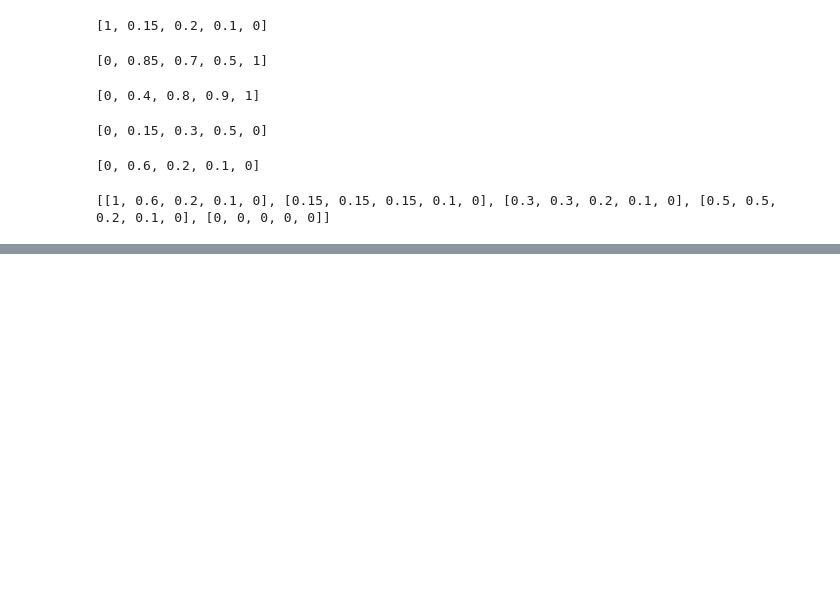
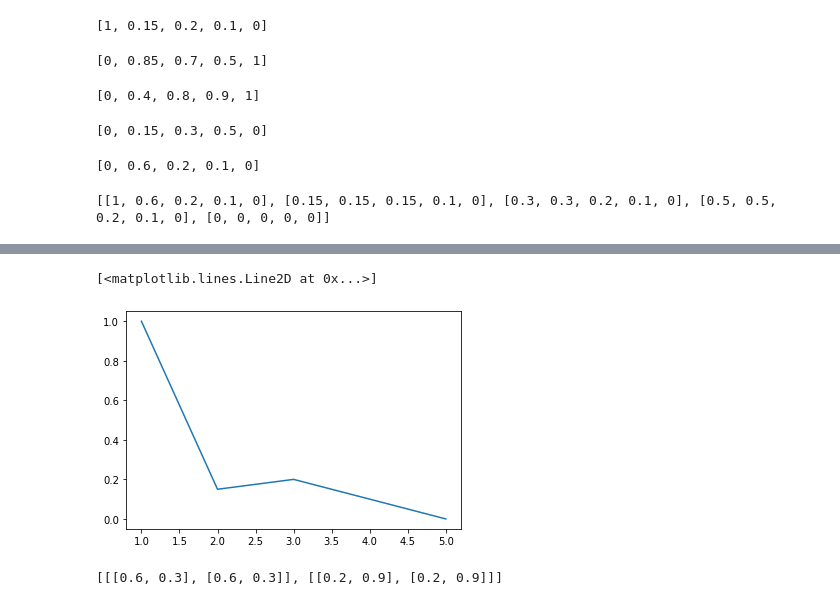
Before and after one commit to patilks21/SC-OA, a Jupyter notebook: asign1.ipynb, the cells around one changed output, grey strips where cells are left out. Drawn from its saved outputs; the diff is of its cells as text; code cells hidden in the pictures; blank space fills up the shorter version.

```diff
--- a/asign1.ipynb
+++ b/asign1.ipynb
@@ -59,0 +75,19 @@ print(cartesianprod)
+# %%
+plt.plot(x,intersct)
+# %% [output]
+[<matplotlib.lines.Line2D at 0x...>]
+[figure, added]
+# %%
+r1=[[0.6,0.3],[0.2,0.9]]
+r2=[[1,0.5,0.3],[0.8,0.4,0.7]]
+t=[]
+for i in range(len(r1)):
+    z=[]
+    t.append(z)
+
+for i in range(len(r1)):
+    for j in range(len(r2)):
+        t[i].append(min(r1[i],r2[j]))
+print(t)
+# %% [output]
+[[[0.6, 0.3], [0.6, 0.3]], [[0.2, 0.9], [0.2, 0.9]]]
```
Also changed, not shown: parts of 3 cells of this notebook.
